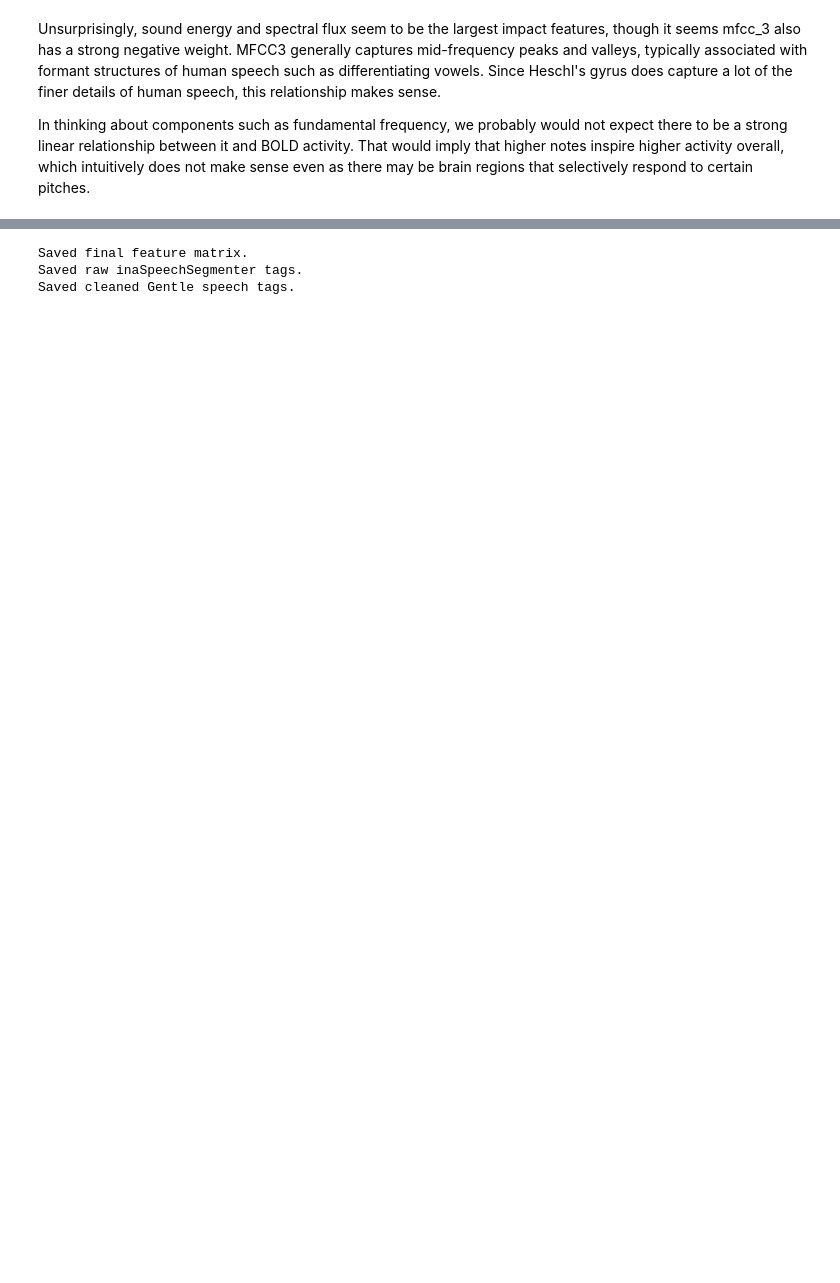
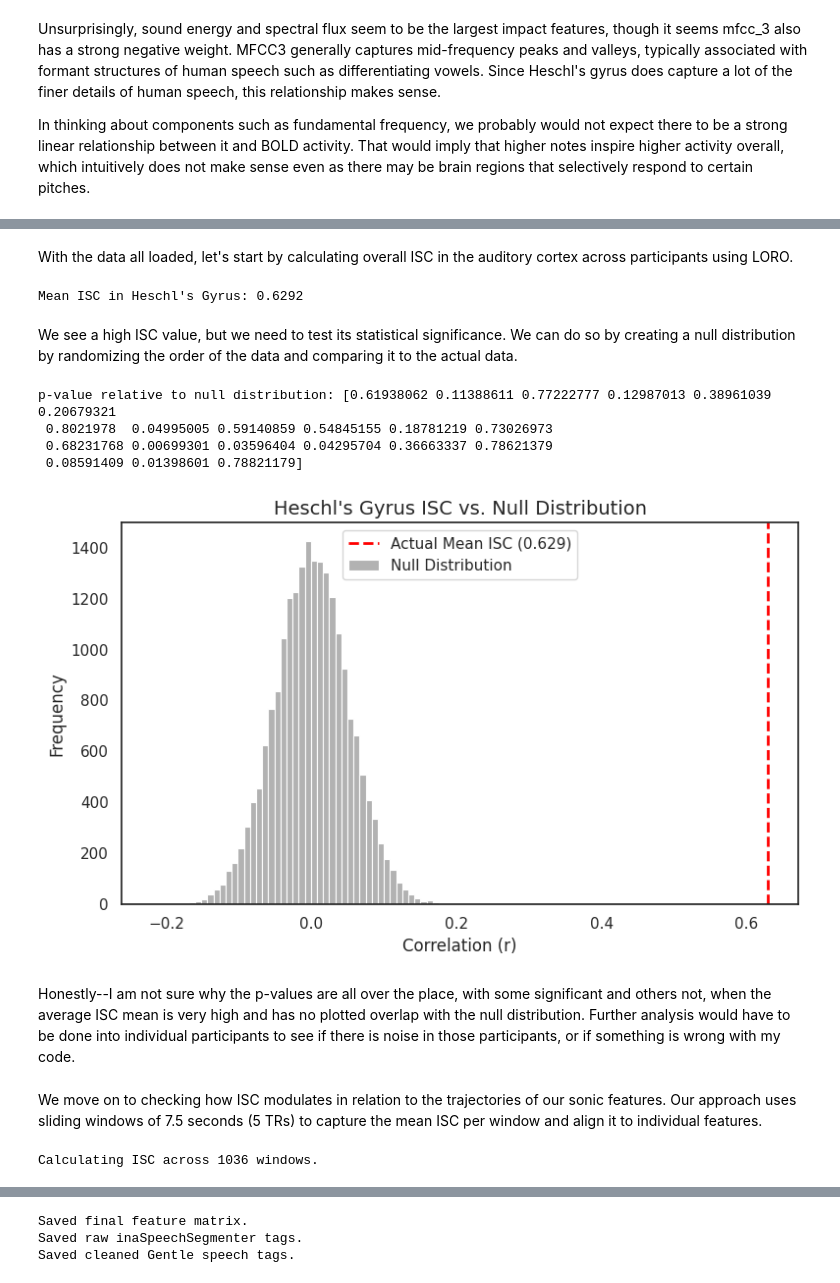
Before and after one commit to daniel-h-liu/neu480-final-project, a Jupyter notebook: startup.ipynb, the cells around one changed output, grey strips where cells are left out. Saved outputs shown, nothing was run; the diff lists cells and outputs as text; code cells hidden in the pictures; blank space fills up the shorter version.

```diff
--- a/startup.ipynb
+++ b/startup.ipynb
@@ -704,0 +935,64 @@ For this analysis, we want to go the other direction: given brain activity, can
+# %% [markdown]
+With the data all loaded, let's start by calculating overall ISC in the auditory cortex across participants using LORO.
+# %%
+heschls_data = isc_data[:, heschls_idx - 1, :]
+heschls_isc = isc(heschls_data, pairwise=False)
+
+# Calculate the average across participants
+mean_isc = np.mean(heschls_isc)
+print(f"Mean ISC in Heschl's Gyrus: {mean_isc:.4f}")
+# %% [output]
+Mean ISC in Heschl's Gyrus: 0.6292
+# %% [markdown]
+We see a high ISC value, but we need to test its statistical significance. We can do so by creating a null distribution by randomizing the order of the data and comparing it to the actual data.
+# %%
+# Permute the data to create a null distribution
+observed, p_value, null_distribution = permutation_isc(
+    heschls_data,
+    pairwise=False,
+    summary_statistic='mean',
+    n_permutations=1000
+)
+print(f"p-value relative to null distribution: {p_value}")
+
+# Visualize null distribution vs. actual ISC
+plt.figure(figsize=(8, 5))
+sns.histplot(null_distribution.flatten(), bins=50, color='gray', alpha=0.6, label="Null Distribution")
+plt.axvline(mean_isc, color='red', linestyle='dashed', linewidth=2, label=f"Actual Mean ISC ({mean_isc:.3f})")
+
+plt.title("Heschl's Gyrus ISC vs. Null Distribution", fontsize=14)
+plt.xlabel("Correlation (r)", fontsize=12)
+plt.ylabel("Frequency", fontsize=12)
+plt.legend()
+plt.tight_layout()
+plt.show()
+# %% [output]
+p-value relative to null distribution: [0.61938062 0.11388611 0.77222777 0.12987013 0.38961039 0.20679321
+ 0.8021978  0.04995005 0.59140859 0.54845155 0.18781219 0.73026973
+ 0.68231768 0.00699301 0.03596404 0.04295704 0.36663337 0.78621379
+ 0.08591409 0.01398601 0.78821179]
+[figure, added]
+# %% [markdown]
+Honestly--I am not sure why the p-values are all over the place, with some significant and others not, when the average ISC mean is very high and has no plotted overlap with the null distribution. Further analysis would have to be done into individual participants to see if there is noise in those participants, or if something is wrong with my code.
+# %% [markdown]
+We move on to checking how ISC modulates in relation to the trajectories of our sonic features. Our approach uses sliding windows of 7.5 seconds (5 TRs) to capture the mean ISC per window and align it to individual features.
+# %%
+# Set up sliding window
+WINDOW_SIZE = 5  # 7.5 seconds of audio per window
+n_trs = heschls_data.shape[0]
+n_windows = n_trs - WINDOW_SIZE + 1
+print(f"Calculating ISC across {n_windows} windows.")
+
+# Calculate ISC per window
+sliding_isc = np.zeros(n_windows)
+for i in range(n_windows):
+    # Extract the 30-second chunk of brain data for all subjects
+    window_data = heschls_data[i : i + WINDOW_SIZE, :]
+
+    # Calculate ISC
+    window_isc_scores = isc(window_data, pairwise=False)
+
+    # Take mean across subjects
+    sliding_isc[i] = np.mean(window_isc_scores)
+# %% [output]
+Calculating ISC across 1036 windows.
```
Also changed, not shown: parts of 28 cells of this notebook, 1 other file.
